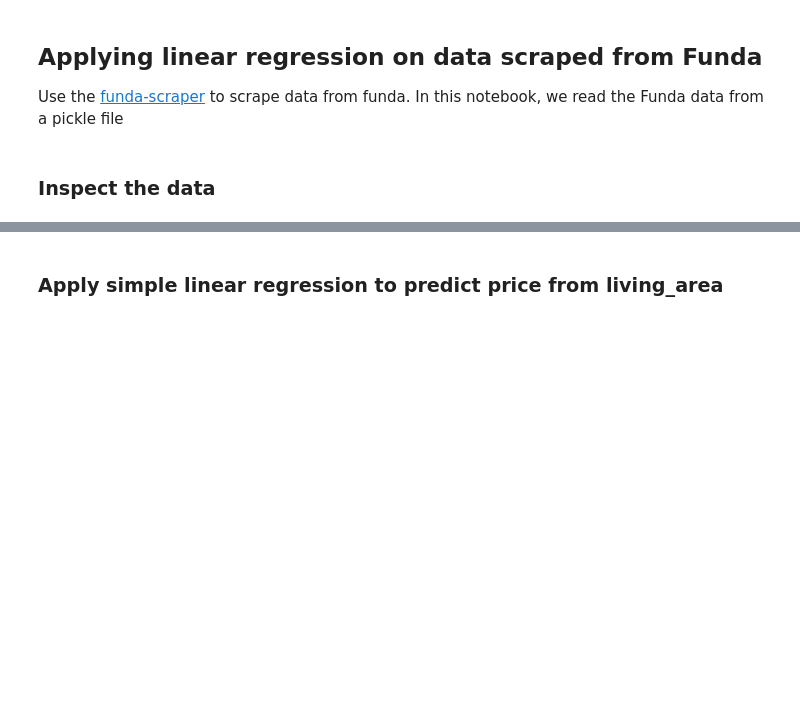
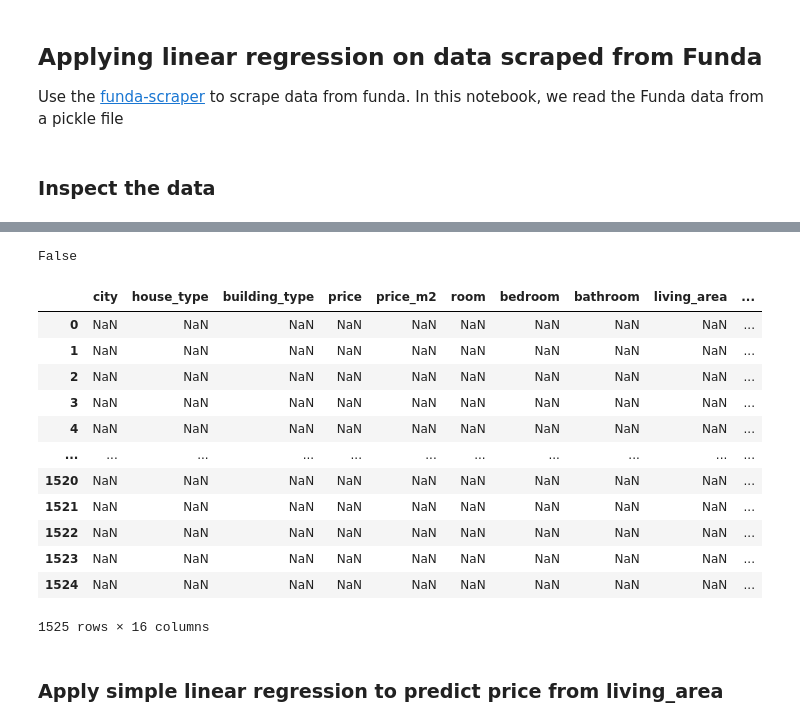
Before and after one commit to luukvanroessel/ML, a Jupyter notebook: funda.ipynb, the cells around one changed output, grey strips where cells are left out. Saved outputs shown, nothing was run; the diff lists cells and outputs as text; code cells hidden in the pictures; blank space fills up the shorter version.

```diff
--- a/funda.ipynb
+++ b/funda.ipynb
@@ -29,3 +20,23 @@ houses_df.head()
+# %%
+houses_df.isnull().values.any()
+# %% [output]
+False
+# %%
+houses_df[houses_df.isna()]
+# %% [output]
+|  | city | house_type | building_type | price | price_m2 | room | bedroom | bathroom | living_area | ... |
+| 0 | NaN | NaN | NaN | NaN | NaN | NaN | NaN | NaN | NaN | ... |
+| 1 | NaN | NaN | NaN | NaN | NaN | NaN | NaN | NaN | NaN | ... |
+| 2 | NaN | NaN | NaN | NaN | NaN | NaN | NaN | NaN | NaN | ... |
+| 3 | NaN | NaN | NaN | NaN | NaN | NaN | NaN | NaN | NaN | ... |
+| 4 | NaN | NaN | NaN | NaN | NaN | NaN | NaN | NaN | NaN | ... |
+| ... | ... | ... | ... | ... | ... | ... | ... | ... | ... | ... |
+| 1520 | NaN | NaN | NaN | NaN | NaN | NaN | NaN | NaN | NaN | ... |
+| 1521 | NaN | NaN | NaN | NaN | NaN | NaN | NaN | NaN | NaN | ... |
+| 1522 | NaN | NaN | NaN | NaN | NaN | NaN | NaN | NaN | NaN | ... |
+| 1523 | NaN | NaN | NaN | NaN | NaN | NaN | NaN | NaN | NaN | ... |
+| 1524 | NaN | NaN | NaN | NaN | NaN | NaN | NaN | NaN | NaN | ... |
+1525 rows × 16 columns
 # %% [markdown]
 ### Apply simple linear regression to predict price from living_area
 # %%
```
Also changed, not shown: parts of 11 cells of this notebook.
